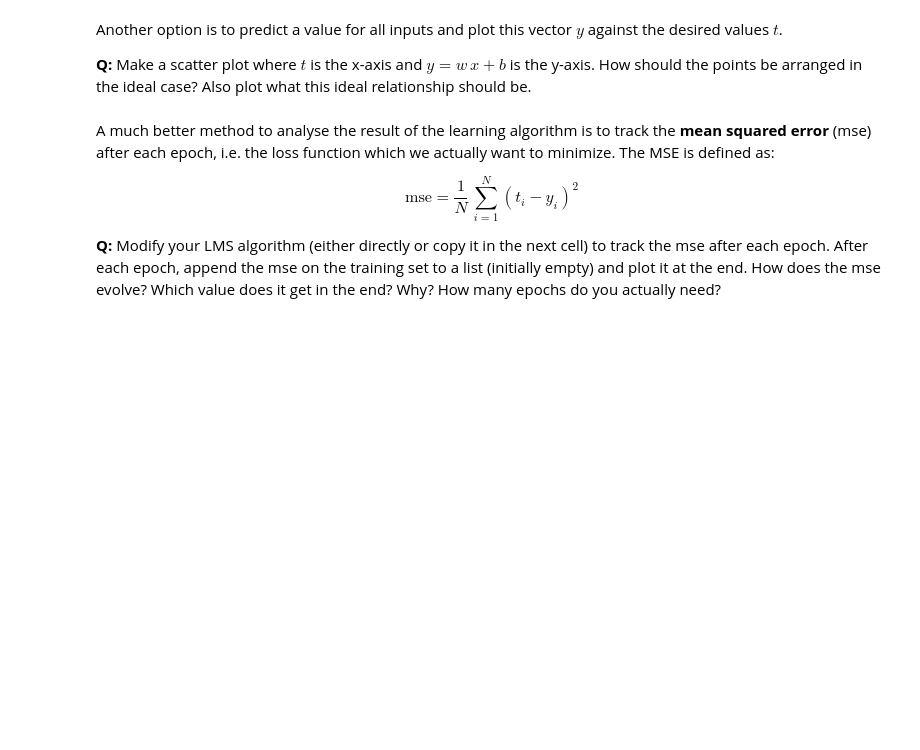
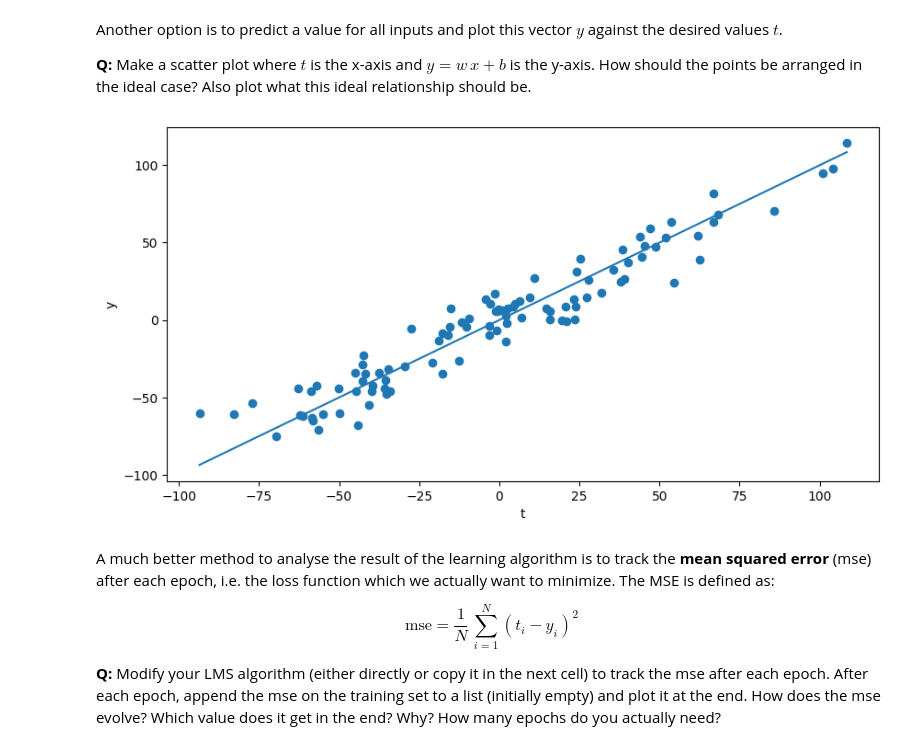
Before and after one commit to OmkarMirgal/Python-ML-Neuro, a Jupyter notebook: notes/exercises/3-LinearRegression.ipynb, the cells around one changed output. Cells and saved outputs as stored; diff of their text form; code cells hidden in the pictures; blank space fills up the shorter version.

```diff
--- a/notes/exercises/3-LinearRegression.ipynb
+++ b/notes/exercises/3-LinearRegression.ipynb
@@ -79,6 +126,21 @@ Our linear model $y = w \, x + b$ predicts outputs for an input $x$. The error $
 Another option is to predict a value for all inputs and plot this vector $y$ against the desired values $t$.
 
 **Q:** Make a scatter plot where $t$ is the x-axis and $y = w\, x + b$ is the y-axis. How should the points be arranged in the ideal case? Also plot what this ideal relationship should be.
+# %%
+y = w * X + b
+
+plt.figure(figsize=(10, 5))
+
+plt.scatter(t, y)
+
+x_axis = [t.min(), t.max()]
+plt.plot(x_axis, x_axis)
+
+plt.xlabel("t")
+plt.ylabel("y")
+plt.show()
+# %% [output]
+[figure, added]
 # %% [markdown]
 A much better method to analyse the result of the learning algorithm is to track the **mean squared error** (mse) after each epoch, i.e. the loss function which we actually want to minimize. The MSE is defined as:
 
```
Also changed, not shown: parts of 5 cells of this notebook.
